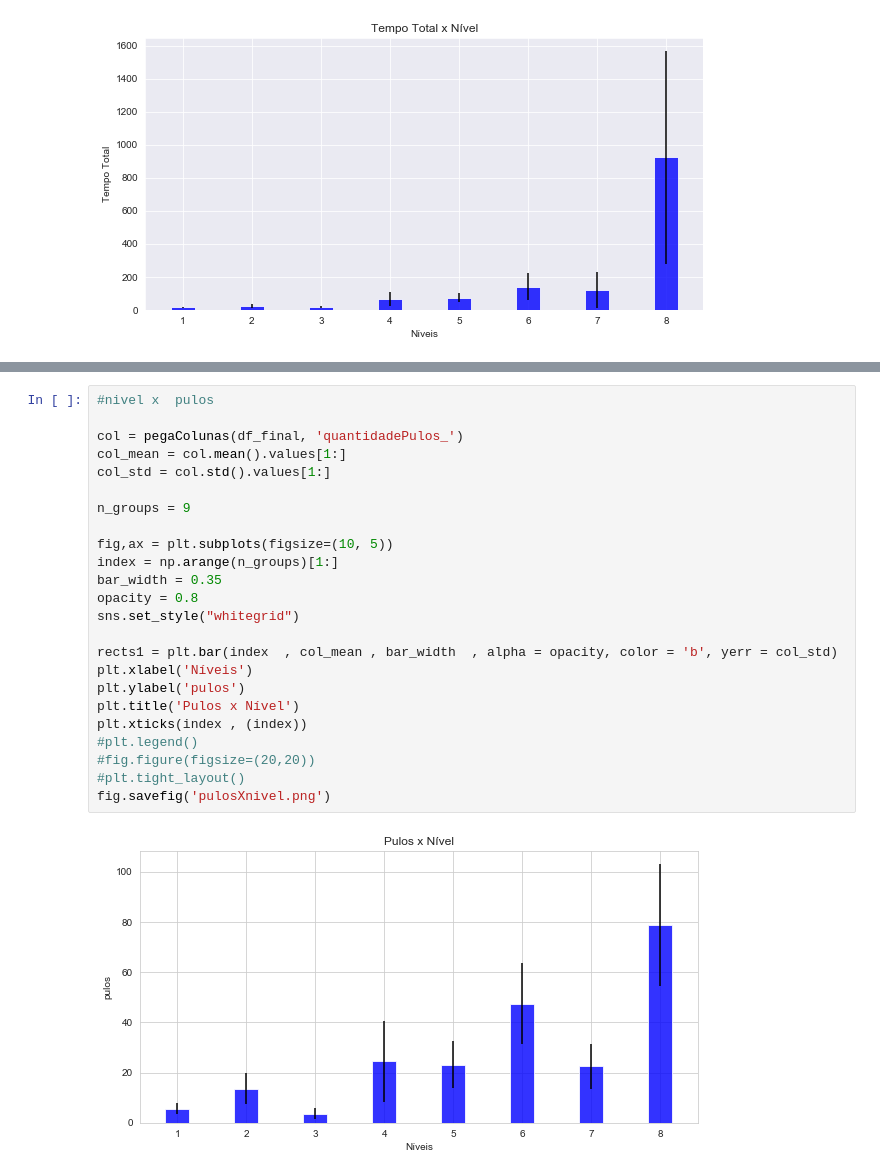
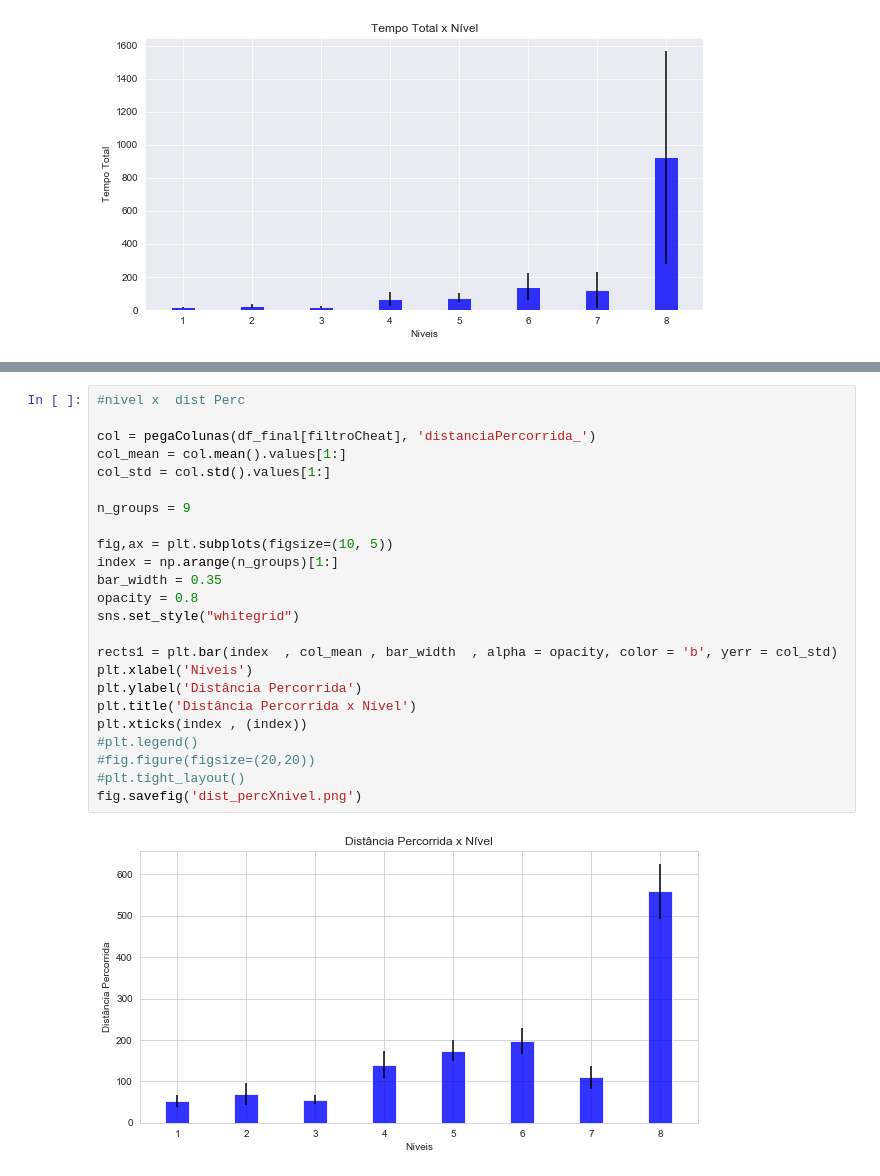
Before and after one commit to wagneralbjr/tcc-dda, a Jupyter notebook: Trata Dados TCC.ipynb, the cells around one changed output, grey strips where cells are left out. Drawn from its saved outputs; the diff is of its cells as text.

```diff
--- a/Trata Dados TCC.ipynb
+++ b/Trata Dados TCC.ipynb
@@ -508,26 +510,26 @@ fig.savefig('tirosGastosXnivel.png')
 # %%
-#nivel x  pulos
+#nivel x  dist Perc
 
-col = pegaColunas(df_final, 'quantidadePulos_')
+col = pegaColunas(df_final[filtroCheat], 'distanciaPercorrida_')
 col_mean = col.mean().values[1:]
 col_std = col.std().values[1:]
 
 n_groups = 9
 
 fig,ax = plt.subplots(figsize=(10, 5))
 index = np.arange(n_groups)[1:]
 bar_width = 0.35
 opacity = 0.8
 sns.set_style("whitegrid")
 
 rects1 = plt.bar(index  , col_mean , bar_width  , alpha = opacity, color = 'b', yerr = col_std)
 plt.xlabel('Níveis')
-plt.ylabel('pulos')
-plt.title('Pulos x Nível')
+plt.ylabel('Distância Percorrida')
+plt.title('Distância Percorrida x Nível')
 plt.xticks(index , (index))
 #plt.legend()
 #fig.figure(figsize=(20,20))
 #plt.tight_layout()
-fig.savefig('pulosXnivel.png')
+fig.savefig('dist_percXnivel.png')
 # %% [output]
-[figure, old version]
+[figure, new version]
```
Also changed, not shown: parts of 5 cells of this notebook, 6 other files.
